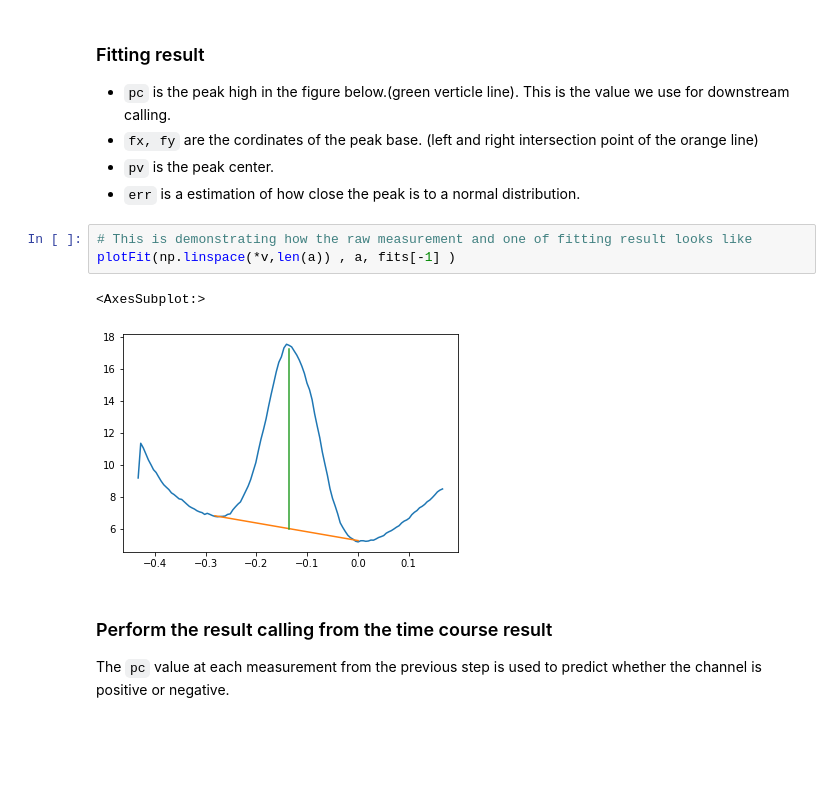
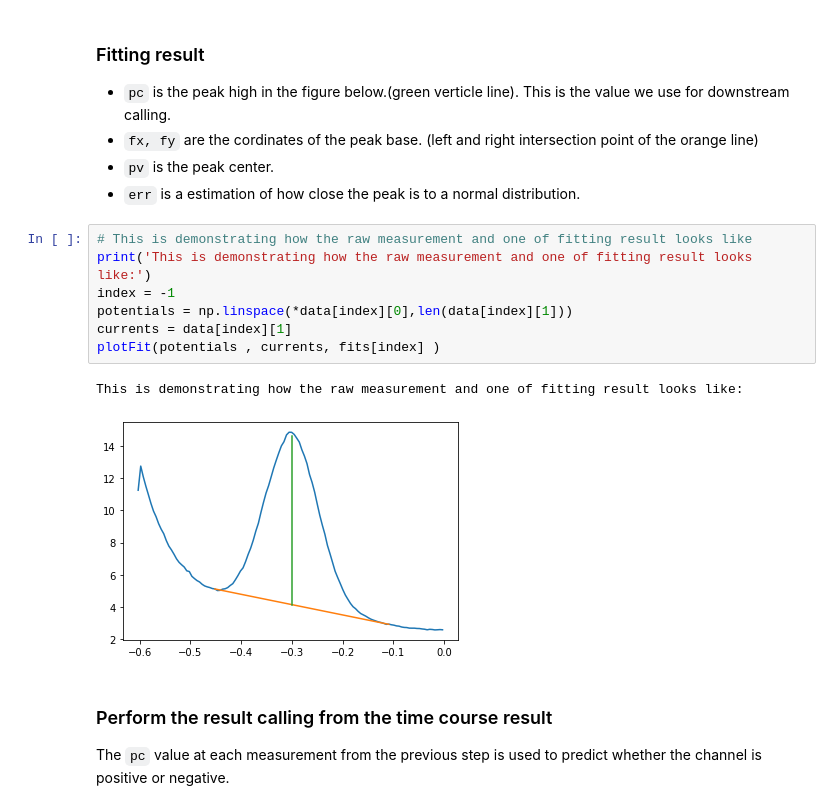
Before and after one commit to rocksnow1942/pstrace_monitor, a Jupyter notebook: dataprocess-demo/Process-Demo.ipynb, the cells around one changed output. Saved outputs shown, nothing was run; the diff lists cells and outputs as text; blank space fills up the shorter version.

```diff
--- a/dataprocess-demo/Process-Demo.ipynb
+++ b/dataprocess-demo/Process-Demo.ipynb
@@ -70,10 +106,14 @@ print(json.dumps(fits[-1],indent=2))
 - `err` is a estimation of how close the peak is to a normal distribution.
 # %%
 # This is demonstrating how the raw measurement and one of fitting result looks like
-plotFit(np.linspace(*v,len(a)) , a, fits[-1] )
+print('This is demonstrating how the raw measurement and one of fitting result looks like:')
+index = -1
+potentials = np.linspace(*data[index][0],len(data[index][1]))
+currents = data[index][1]
+plotFit(potentials , currents, fits[index] )
 # %% [output]
-<AxesSubplot:>
+This is demonstrating how the raw measurement and one of fitting result looks like:
-[figure, old version]
+[figure, new version]
 # %% [markdown]
 ### Perform the result calling from the time course result
 
```
Also changed, not shown: parts of 8 cells of this notebook, 7 other files.
